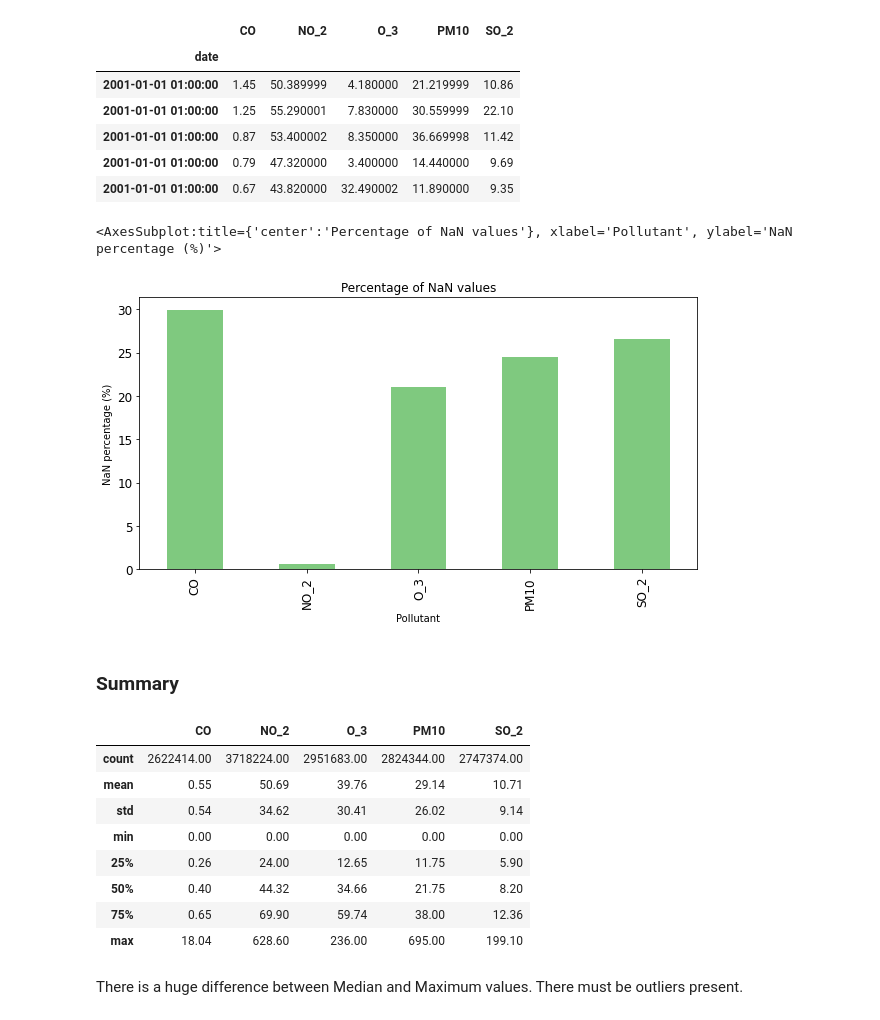
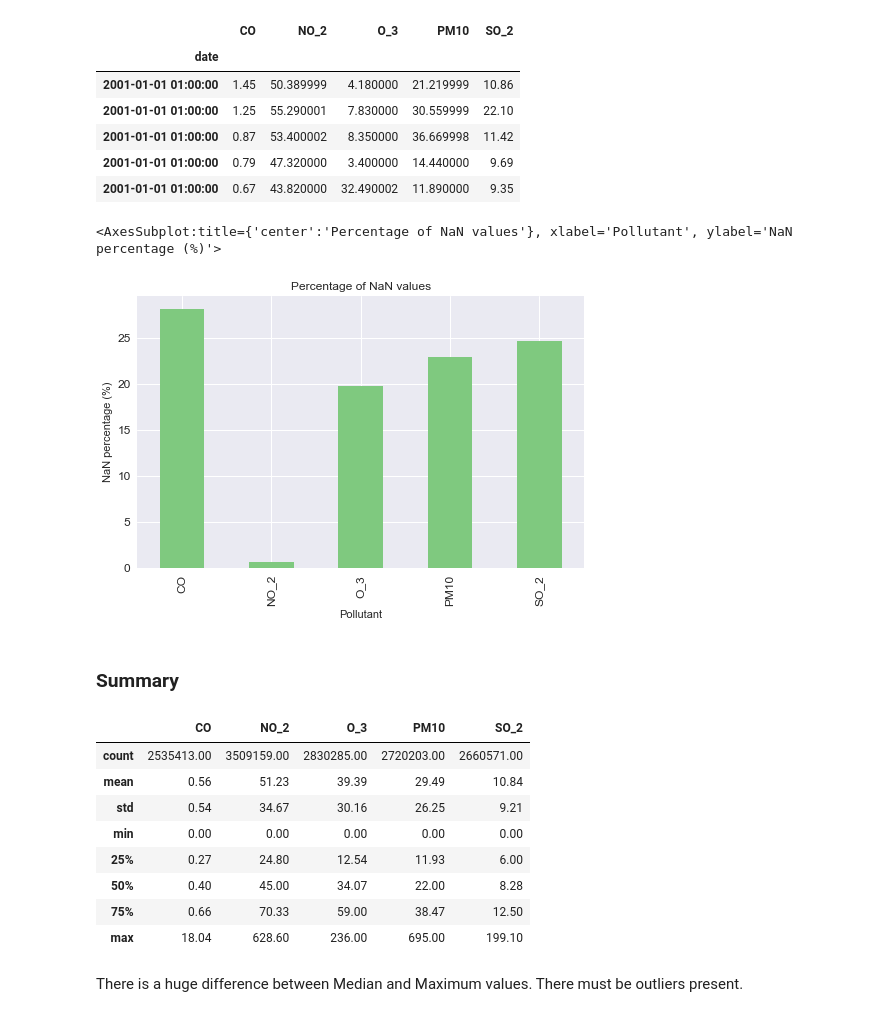
Before and after one commit to Jorge-Salmon/air_qualityMadrid, a Jupyter notebook: main.ipynb, the cells around one changed output. Drawn from its saved outputs; the diff is of its cells as text; code cells hidden in the pictures.

```diff
--- a/main.ipynb
+++ b/main.ipynb
@@ -10,5 +10,11 @@ import numpy as np
 import matplotlib.pyplot as plt
 import matplotlib.dates as mdates
 
+from statsmodels.tsa.seasonal import seasonal_decompose
+from statsmodels.tsa.stattools import adfuller
+from statsmodels.tsa.arima.model import ARIMA
+from statsmodels.graphics.tsaplots import plot_acf, plot_pacf
+
+plt.style.use('seaborn')
 %matplotlib inline
 # %% [markdown]
@@ -18,7 +24,7 @@ Not all dataframes have the same structure, I use pd.concat with axis=0 to end u
 # %%
 df = pd.read_csv('data\csvs_per_year\madrid_2001.csv')
 
-for year in range(2002, 2018):
+for year in range(2002, 2017):
     df_temp = pd.read_csv(f'data\csvs_per_year\madrid_{year}.csv')
     df = pd.concat([df, df_temp], axis = 0)
 # %%
@@ -83,7 +77,7 @@ From here it can be seen that MXY, OXY, PXY and CH4 are more than 90% NaN values
 
 In this analysis I will look at NO2, O3, PM10 and SO2. In https://www.londonair.org.uk/LondonAir/nowcast.aspx only NO2, O3, PM10 and PM25 are reported.
 # %%
-df=df.drop(columns=['NO', 'BEN', 'EBE', 'MXY', 'NMHC', 'OXY', 'PXY', 'TCH', 'TOL', 'CH4', 'PM25','NOx', 'station'])
+df=df.drop(columns=['NO', 'BEN', 'EBE', 'MXY', 'NMHC', 'OXY', 'PXY', 'TCH', 'TOL', 'PM25','NOx', 'station'])
 df.head()
 # %% [output]
 |  | CO | NO_2 | O_3 | PM10 | SO_2 |
@@ -96,31 +90,31 @@ df.head()
 # %%
 pollutants_nan_percentage = df.isna().mean().round(4)*100
 # %%
-plt.figure(figsize=(10, 5))
+plt.figure(figsize=(8, 5))
 pollutants_nan_percentage.plot(
     xlabel='Pollutant',
     ylabel='NaN percentage (%)',
     kind='bar',
     title='Percentage of NaN values',
     fontsize = 12,
     colormap = 'Accent'
 )
 # %% [output]
 <AxesSubplot:title={'center':'Percentage of NaN values'}, xlabel='Pollutant', ylabel='NaN percentage (%)'>
-[figure, old version]
+[figure, new version]
 # %% [markdown]
 ### Summary
 # %%
 df.describe().round(2)
 # %% [output]
 |  | CO | NO_2 | O_3 | PM10 | SO_2 |
-| count | 2622414.00 | 3718224.00 | 2951683.00 | 2824344.00 | 2747374.00 |
-| mean | 0.55 | 50.69 | 39.76 | 29.14 | 10.71 |
-| std | 0.54 | 34.62 | 30.41 | 26.02 | 9.14 |
+| count | 2535413.00 | 3509159.00 | 2830285.00 | 2720203.00 | 2660571.00 |
+| mean | 0.56 | 51.23 | 39.39 | 29.49 | 10.84 |
+| std | 0.54 | 34.67 | 30.16 | 26.25 | 9.21 |
 | min | 0.00 | 0.00 | 0.00 | 0.00 | 0.00 |
-| 25% | 0.26 | 24.00 | 12.65 | 11.75 | 5.90 |
-| 50% | 0.40 | 44.32 | 34.66 | 21.75 | 8.20 |
-| 75% | 0.65 | 69.90 | 59.74 | 38.00 | 12.36 |
+| 25% | 0.27 | 24.80 | 12.54 | 11.93 | 6.00 |
+| 50% | 0.40 | 45.00 | 34.07 | 22.00 | 8.28 |
+| 75% | 0.66 | 70.33 | 59.00 | 38.47 | 12.50 |
 | max | 18.04 | 628.60 | 236.00 | 695.00 | 199.10 |
 # %% [markdown]
 There is a huge difference between Median and Maximum values. There must be outliers present.
```
Also changed, not shown: parts of 42 cells of this notebook.
